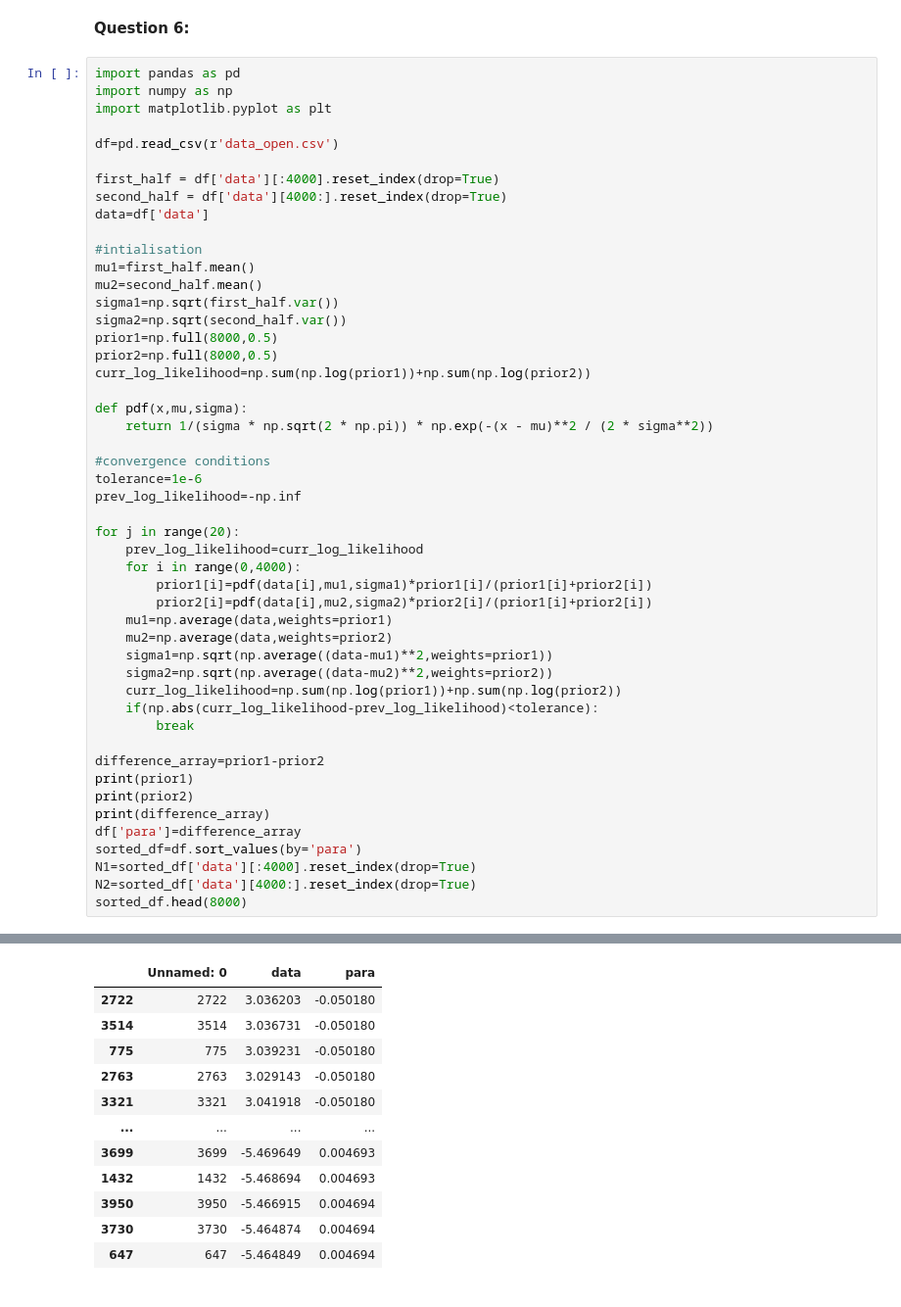
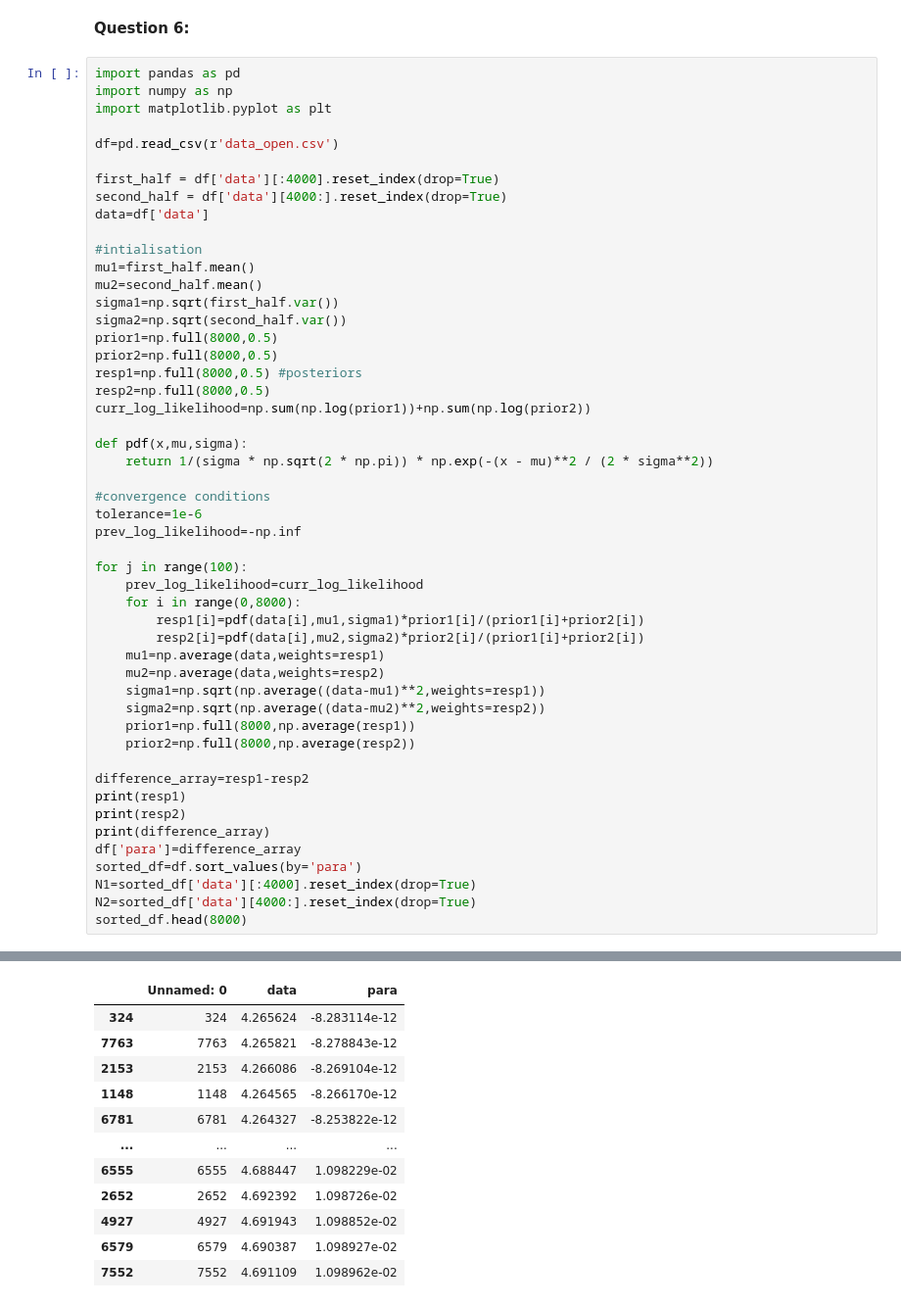
Before and after one commit to dsgiitr/dsg-lecture-assignments, a Jupyter notebook: Assignment-2.ipynb, the cells around one changed output, grey strips where cells are left out. Shown at 98% size. Cells and saved outputs as stored; diff of their text form.

```diff
--- a/Assignment-2.ipynb
+++ b/Assignment-2.ipynb
@@ -207,6 +207,8 @@ sigma1=np.sqrt(first_half.var())
 sigma2=np.sqrt(second_half.var())
 prior1=np.full(8000,0.5)
 prior2=np.full(8000,0.5)
+resp1=np.full(8000,0.5) #posteriors
+resp2=np.full(8000,0.5)
 curr_log_likelihood=np.sum(np.log(prior1))+np.sum(np.log(prior2))
 
 def pdf(x,mu,sigma):
@@ -216,22 +218,21 @@ def pdf(x,mu,sigma):
 tolerance=1e-6
 prev_log_likelihood=-np.inf
 
-for j in range(20):
+for j in range(100):
     prev_log_likelihood=curr_log_likelihood
-    for i in range(0,4000):
-        prior1[i]=pdf(data[i],mu1,sigma1)*prior1[i]/(prior1[i]+prior2[i])
-        prior2[i]=pdf(data[i],mu2,sigma2)*prior2[i]/(prior1[i]+prior2[i])
-    mu1=np.average(data,weights=prior1)
-    mu2=np.average(data,weights=prior2)
-    sigma1=np.sqrt(np.average((data-mu1)**2,weights=prior1))
-    sigma2=np.sqrt(np.average((data-mu2)**2,weights=prior2))
-    curr_log_likelihood=np.sum(np.log(prior1))+np.sum(np.log(prior2))
-    if(np.abs(curr_log_likelihood-prev_log_likelihood)<tolerance):
-        break
+    for i in range(0,8000):
+        resp1[i]=pdf(data[i],mu1,sigma1)*prior1[i]/(prior1[i]+prior2[i])
+        resp2[i]=pdf(data[i],mu2,sigma2)*prior2[i]/(prior1[i]+prior2[i])
+    mu1=np.average(data,weights=resp1)
+    mu2=np.average(data,weights=resp2)
+    sigma1=np.sqrt(np.average((data-mu1)**2,weights=resp1))
+    sigma2=np.sqrt(np.average((data-mu2)**2,weights=resp2))
+    prior1=np.full(8000,np.average(resp1))
+    prior2=np.full(8000,np.average(resp2))
 
-difference_array=prior1-prior2
-print(prior1)
-print(prior2)
+difference_array=resp1-resp2
+print(resp1)
+print(resp2)
 print(difference_array)
 df['para']=difference_array
 sorted_df=df.sort_values(by='para')
@@ -246,13 +249,13 @@ sorted_df.head(8000)
 |  | Unnamed: 0 | data | para |
-| 2722 | 2722 | 3.036203 | -0.050180 |
-| 3514 | 3514 | 3.036731 | -0.050180 |
-| 775 | 775 | 3.039231 | -0.050180 |
-| 2763 | 2763 | 3.029143 | -0.050180 |
-| 3321 | 3321 | 3.041918 | -0.050180 |
+| 324 | 324 | 4.265624 | -8.283114e-12 |
+| 7763 | 7763 | 4.265821 | -8.278843e-12 |
+| 2153 | 2153 | 4.266086 | -8.269104e-12 |
+| 1148 | 1148 | 4.264565 | -8.266170e-12 |
+| 6781 | 6781 | 4.264327 | -8.253822e-12 |
 | ... | ... | ... | ... |
-| 3699 | 3699 | -5.469649 | 0.004693 |
-| 1432 | 1432 | -5.468694 | 0.004693 |
-| 3950 | 3950 | -5.466915 | 0.004694 |
-| 3730 | 3730 | -5.464874 | 0.004694 |
-| 647 | 647 | -5.464849 | 0.004694 |
+| 6555 | 6555 | 4.688447 | 1.098229e-02 |
+| 2652 | 2652 | 4.692392 | 1.098726e-02 |
+| 4927 | 4927 | 4.691943 | 1.098852e-02 |
+| 6579 | 6579 | 4.690387 | 1.098927e-02 |
+| 7552 | 7552 | 4.691109 | 1.098962e-02 |
 8000 rows × 3 columns
```
Also changed, not shown: parts of 1 cell of this notebook.
